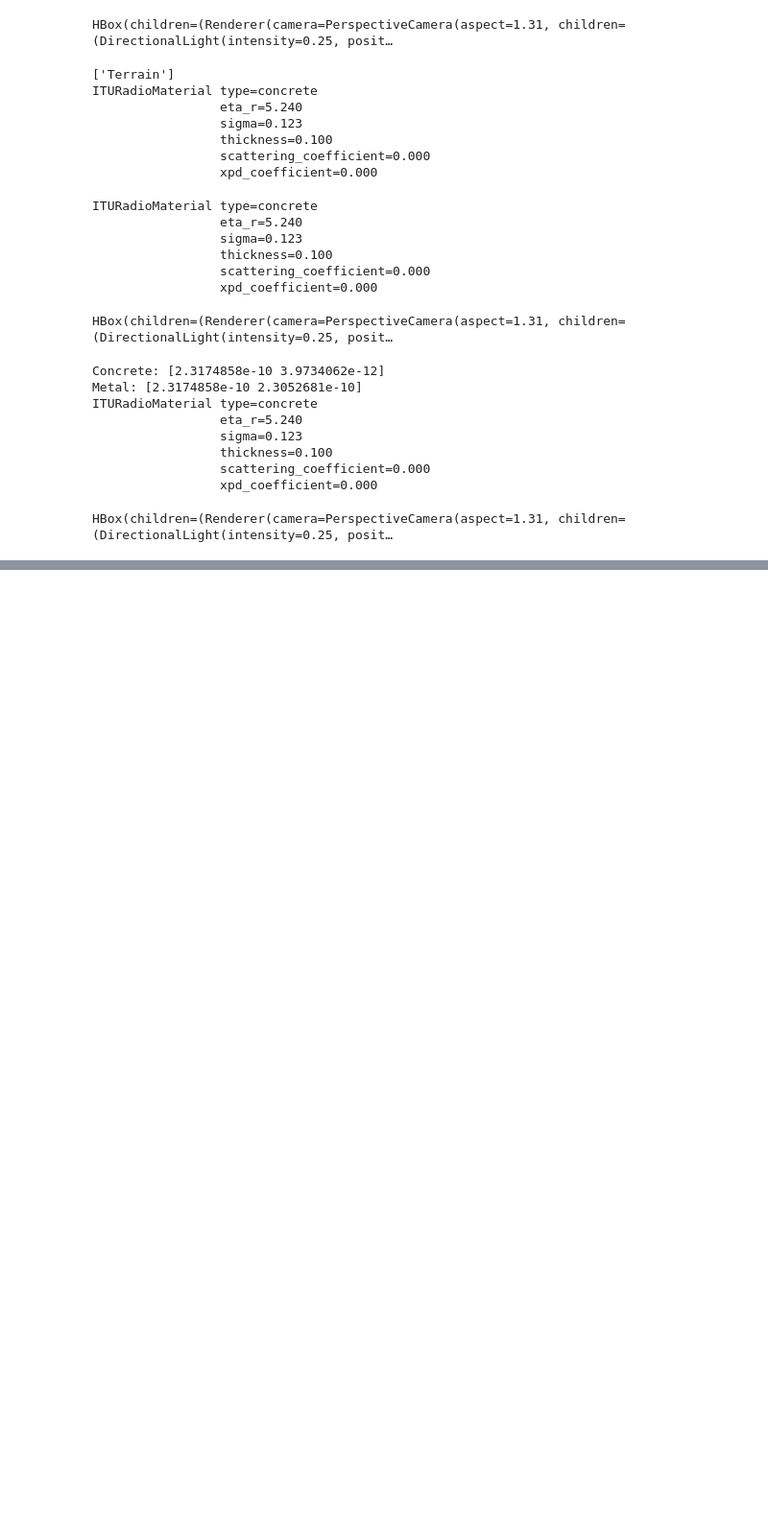
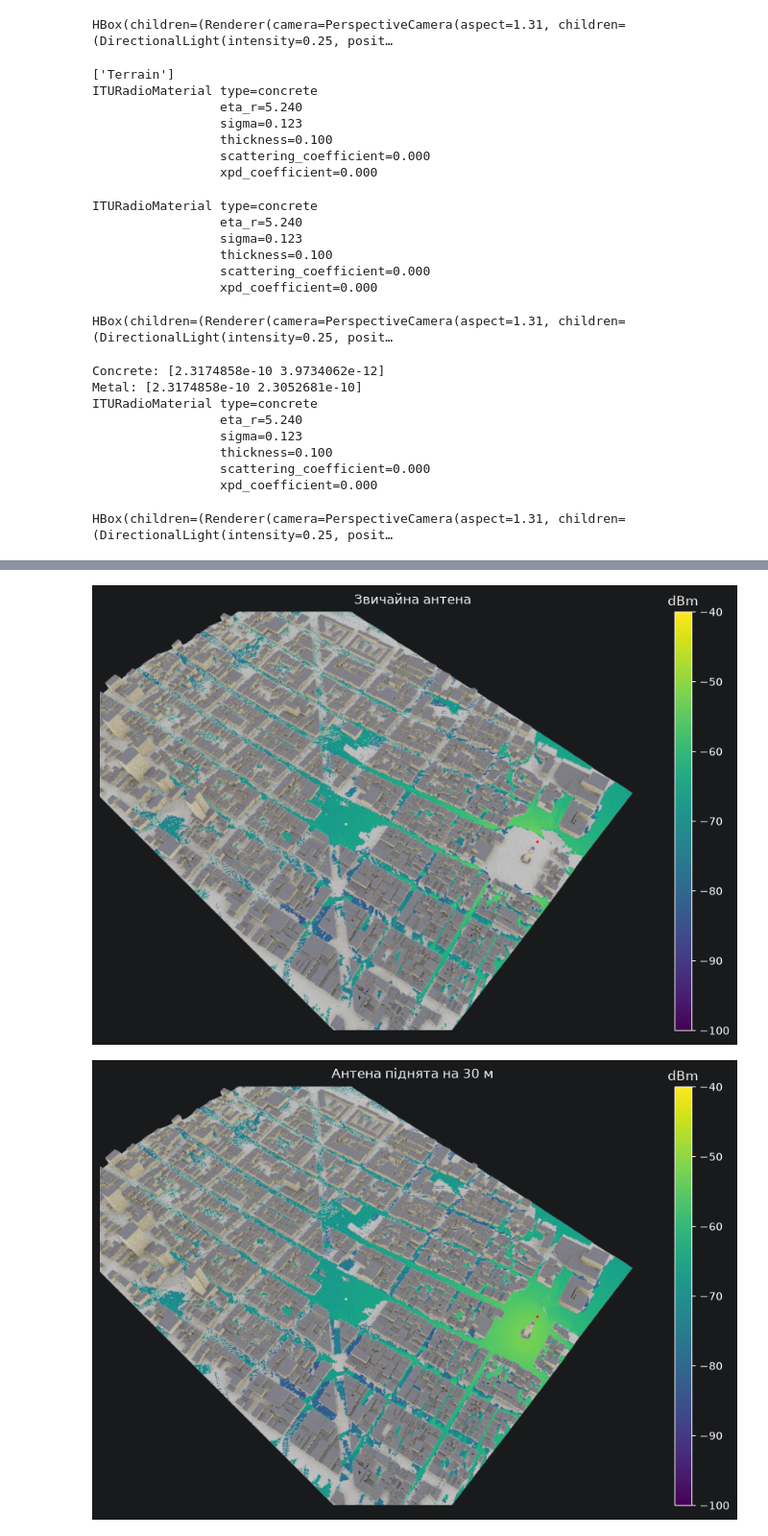
Before and after one commit to yexur3/learning-notes, a Jupyter notebook: python-projects/practice-python-and-sionna-study/terraing_study.ipynb, the cells around one changed output, grey strips where cells are left out. Shown at 96% size. Saved outputs shown, nothing was run; the diff lists cells and outputs as text; code cells hidden in the pictures; blank space fills up the shorter version.

Commit message:
some more practice with same scene

```diff
--- a/python-projects/practice-python-and-sionna-study/terraing_study.ipynb
+++ b/python-projects/practice-python-and-sionna-study/terraing_study.ipynb
@@ -264,0 +265,39 @@ for title, radio_map in maps_to_compare:
+# %%
+tower_position = np.array(terrain_tx.position).reshape(3).copy()
+# %%
+terrain_scene.tx_array = original_tx_array
+terrain_tx.position = (tower_position + [0, 0, 30]).tolist()
+
+terrain_map_raised = terrain_map_solver(
+    scene=terrain_scene,
+    measurement_surface=measurement_surface,
+    max_depth=1,
+    los = True,
+    specular_reflection=True,
+    diffuse_reflection=False,
+    refraction=False,
+    samples_per_tx=3_000_000
+)
+
+maps_to_compare = [
+    ("Звичайна антена", terrain_map_reflections),
+    ("Антена піднята на 30 м", terrain_map_raised)
+]
+
+for title, radio_map in maps_to_compare:
+    fig = terrain_scene.render(
+        camera="preview",
+        radio_map=radio_map,
+        rm_metric="rss",
+        rm_vmin=-100,
+        rm_vmax=-40,
+        rm_show_color_bar=True,
+        resolution=(800, 600),
+        num_samples=32
+    )
+
+    fig.suptitle(title)
+    plt.show()
+# %% [output]
+[figure, added]
+[figure, added]
```
Also changed, not shown: parts of 3 cells of this notebook.
